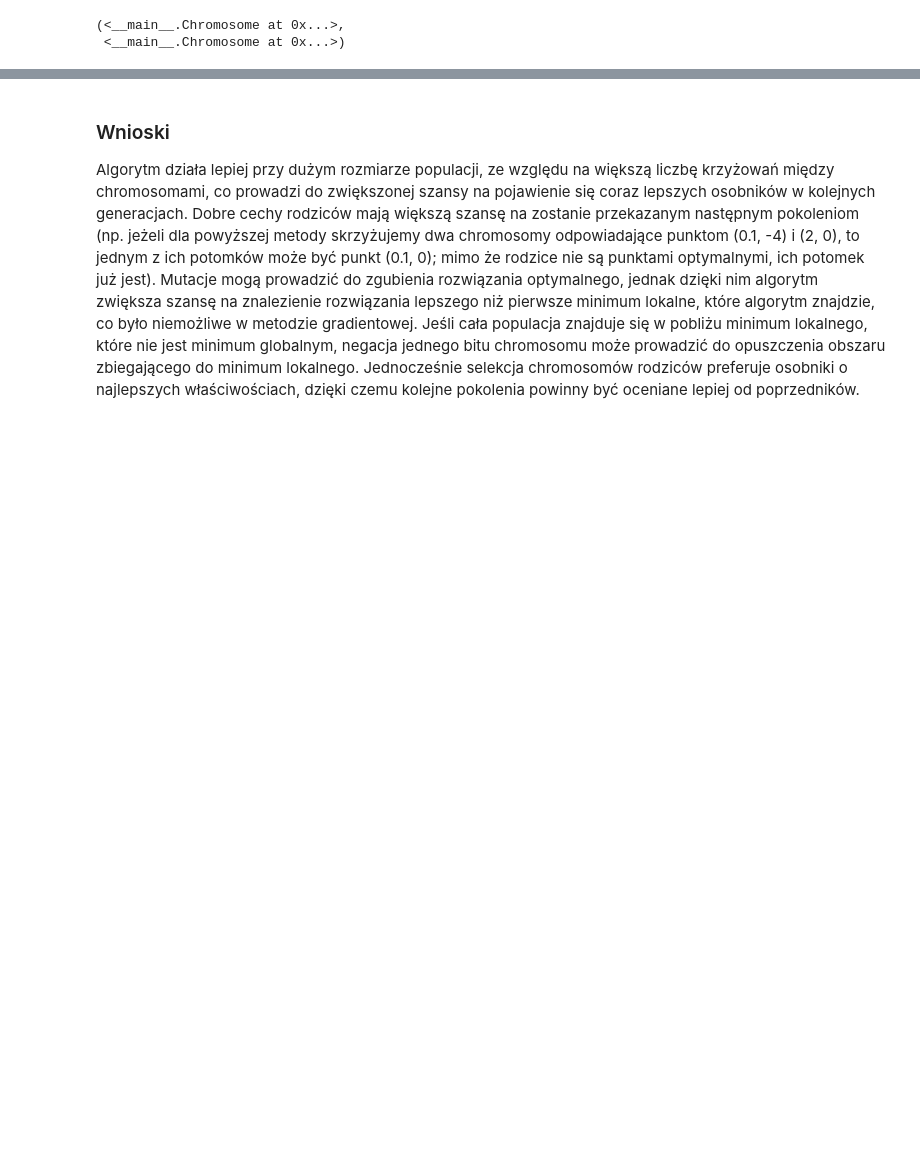
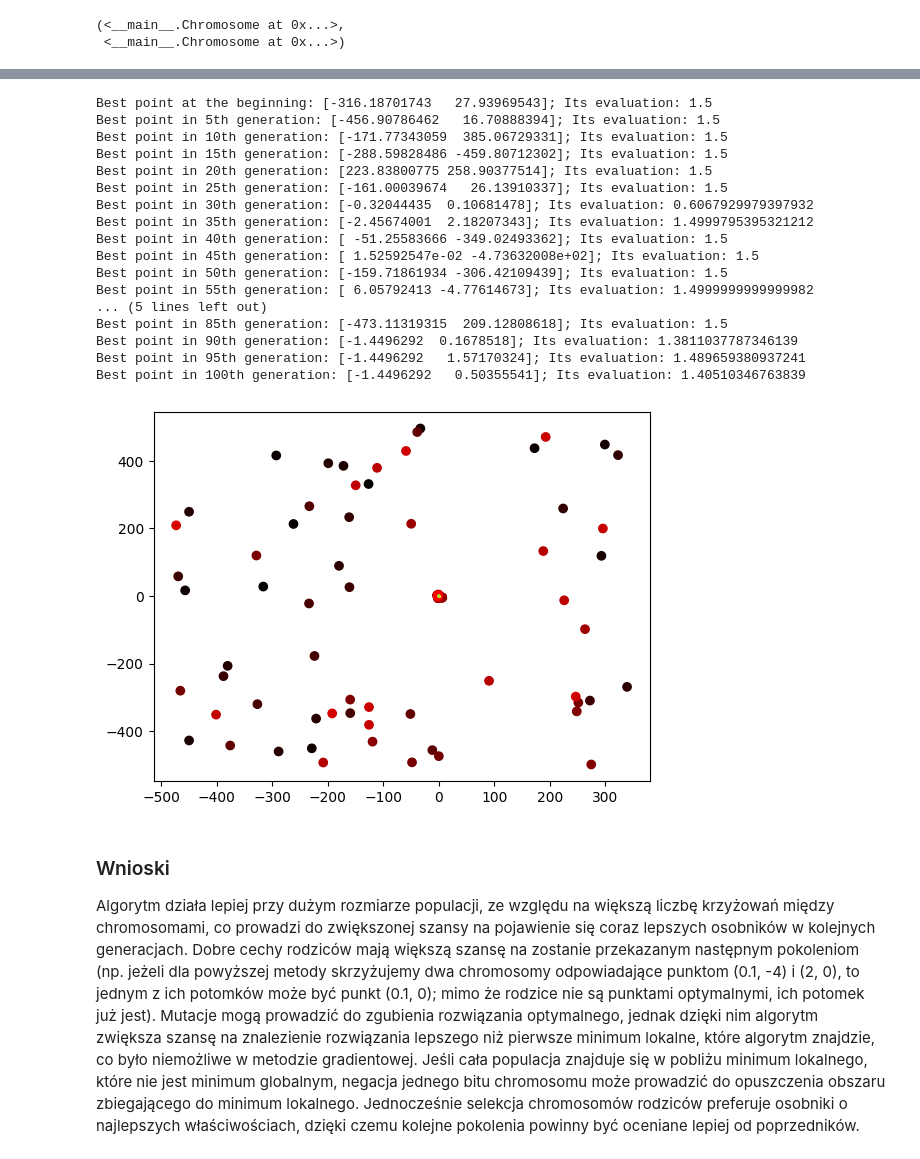
Before and after one commit to JakubDziegielewski/WSI_tutorials, a Jupyter notebook: zadanie_2.ipynb, the cells around one changed output, grey strips where cells are left out. Drawn from its saved outputs; the diff is of its cells as text; code cells hidden in the pictures; blank space fills up the shorter version.

```diff
--- a/zadanie_2.ipynb
+++ b/zadanie_2.ipynb
@@ -215,3 +244,25 @@ Best point in 30 generation: [0.04887586 0.00977517]; Its evaluation: 0.49891770
+# %%
+g4 = GeneticAlgorithm(30, 2, func, [-500, 500], num_steps=100)
+g4.run()
+# %% [output]
+Best point at the beginning: [-316.18701743   27.93969543]; Its evaluation: 1.5
+Best point in 5th generation: [-456.90786462   16.70888394]; Its evaluation: 1.5
+Best point in 10th generation: [-171.77343059  385.06729331]; Its evaluation: 1.5
+Best point in 15th generation: [-288.59828486 -459.80712302]; Its evaluation: 1.5
+Best point in 20th generation: [223.83800775 258.90377514]; Its evaluation: 1.5
+Best point in 25th generation: [-161.00039674   26.13910337]; Its evaluation: 1.5
+Best point in 30th generation: [-0.32044435  0.10681478]; Its evaluation: 0.6067929979397932
+Best point in 35th generation: [-2.45674001  2.18207343]; Its evaluation: 1.4999795395321212
+Best point in 40th generation: [ -51.25583666 -349.02493362]; Its evaluation: 1.5
+Best point in 45th generation: [ 1.52592547e-02 -4.73632008e+02]; Its evaluation: 1.5
+Best point in 50th generation: [-159.71861934 -306.42109439]; Its evaluation: 1.5
+Best point in 55th generation: [ 6.05792413 -4.77614673]; Its evaluation: 1.4999999999999982
+... (5 lines left out)
+Best point in 85th generation: [-473.11319315  209.12808618]; Its evaluation: 1.5
+Best point in 90th generation: [-1.4496292  0.1678518]; Its evaluation: 1.3811037787346139
+Best point in 95th generation: [-1.4496292   1.57170324]; Its evaluation: 1.489659380937241
+Best point in 100th generation: [-1.4496292   0.50355541]; Its evaluation: 1.40510346763839
+[figure, added]
 # %% [markdown]
 ### Wnioski
 
```
Also changed, not shown: parts of 6 cells of this notebook.
